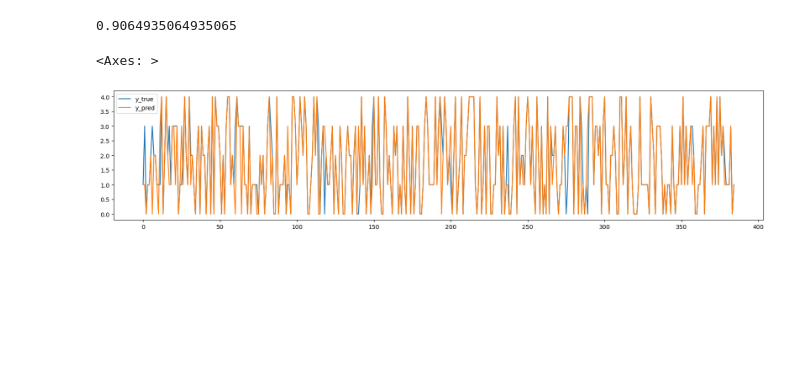
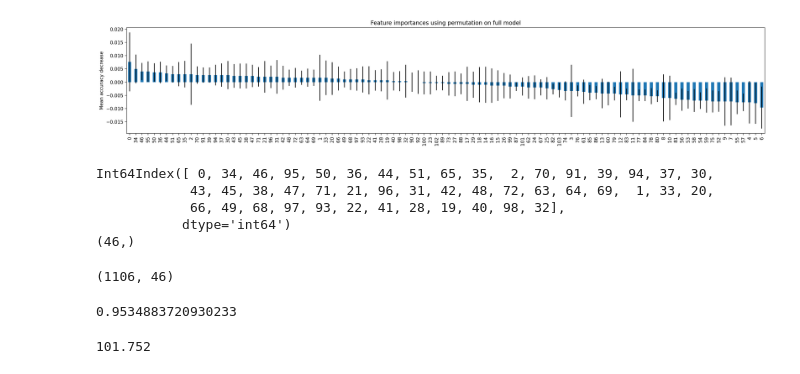
Before and after one commit to paulosestini/tcc-lorawan-end-device, a Jupyter notebook: model/main.ipynb, the cells around one changed output. Drawn from its saved outputs; the diff is of its cells as text; code cells hidden in the pictures; blank space fills up the shorter version.

```diff
--- a/model/main.ipynb
+++ b/model/main.ipynb
@@ -58,15 +85,39 @@ KNeighborsClassifier()
+# %%
+result = permutation_importance(model, test_features, test['label'], n_repeats=10, random_state=1)
+importances = pd.DataFrame(data={'mean': result.importances_mean, 'std': result.importances_std})
+importances = importances.sort_values('mean', ascending=False)
+
+fig, ax = plt.subplots(dpi=200, figsize=(20, 4))
+importances['mean'].plot.bar(yerr=importances['std'], ax=ax)
+ax.set_title("Feature importances using permutation on full model")
+ax.set_ylabel("Mean accuracy decrease")
+fig.tight_layout()
+plt.show()
+# %% [output]
+[figure, added]
+# %%
+important_features = importances.index[importances['mean'] > 0]
+print(important_features)
+print(important_features.shape)
+# %% [output]
+Int64Index([ 0, 34, 46, 95, 50, 36, 44, 51, 65, 35,  2, 70, 91, 39, 94, 37, 30,
+            43, 45, 38, 47, 71, 21, 96, 31, 42, 48, 72, 63, 64, 69,  1, 33, 20,
+            66, 49, 68, 97, 93, 22, 41, 28, 19, 40, 98, 32],
+           dtype='int64')
+(46,)
+# %%
+train_features[:, important_features].shape
+# %% [output]
+(1106, 46)
 # %%
-preds = model.predict(test_features)
+
+model = KNeighborsClassifier(n_neighbors=5)
+model.fit(train_features[:, important_features], train['label'])
+preds = model.predict(test_features[:, important_features])
 print(accuracy_score(test['label'], preds))
 # %% [output]
-0.9064935064935065
+0.9534883720930233
-# %%
-results = pd.DataFrame()
-results['y_true'] = test['label'].values
-results['y_pred'] = preds
-
-fig,ax = plt.subplots(1, 1, figsize=(20, 4))
-results.plot(ax=ax)
-# %% [output]
-<Axes: >
-[figure, removed]
+# %%
+train_features[:, important_features].itemsize * train_features[:,important_features].size / 1000
+# %% [output]
+101.752
```
Also changed, not shown: parts of 10 cells of this notebook, 8 other files.
